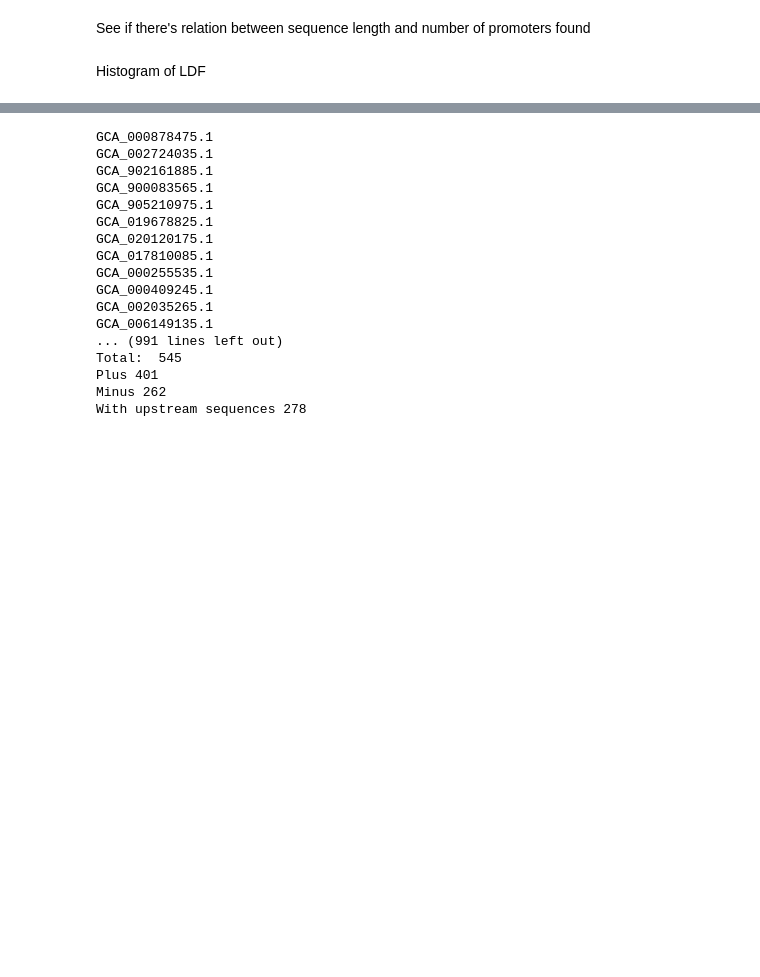
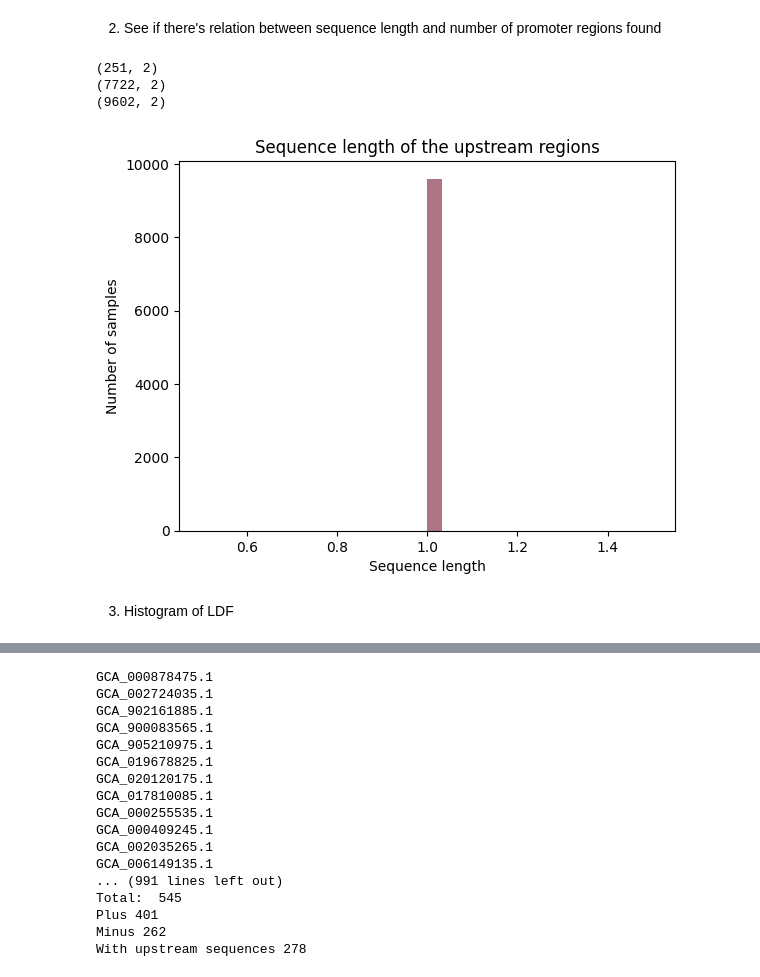
Before and after one commit to Eugenio-Molphe/IroN-project, a Jupyter notebook: 8_Results_Report/get_methodological_data.ipynb, the cells around one changed output, grey strips where cells are left out. Drawn from its saved outputs; the diff is of its cells as text; code cells hidden in the pictures; blank space fills up the shorter version.

```diff
--- a/8_Results_Report/get_methodological_data.ipynb
+++ b/8_Results_Report/get_methodological_data.ipynb
@@ -68,43 +71,57 @@ print(mean_value)
 print(median_value)
 print(mode_value)
 # %% [markdown]
-See if there's relation between sequence length and number of promoters found
+2. See if there's relation between sequence length and number of promoter regions found
 # %%
 # Let's create a numpy array to save our results
 lengthPromoters = np.zeros((0,2))
 
 # Column 0 is length, column 1 is the number of promoters found
 # %%
-pathDir = '/mnt/mnemo5/eugenio/IroN_project/Files/06_Promoters/BProm_results_salmonella'
-Files = os.listdir(pathDir)
+def create_list_from_directoy(pathDir, lengthPromoters):
+    '''
+    Take a directory of BProm outputs, and read all of its files looking for the length of the sequence and the number of promoters
+    '''
+    Files = os.listdir(pathDir)
 
-# Create a list with the percentage identity of the alignments
+    for BPromfile in Files:
+        with open(pathDir + '/' + BPromfile, 'r') as file:
+            lines = file.readlines()
+        # Let' obtain the length of the sequence
+        seqLength = int(lines[1].split(" ")[-1].strip())
 
-for BPromfile in Files:
-    with open(pathDir + '/' + BPromfile, 'r') as file:
-        lines = file.readlines()
-    # Let' obtain the length of the sequence
-    seqLength = int(lines[1].split(" ")[-1].strip())
+        # Let's obtain the number of predicted promoters
+        numberPromoters = int(lines[3][-2])
+        if numberPromoters > 1:
+            print(BPromfile)
 
-    # Let's obtain the number of predicted promoters
-    startCounting = False
-    numberPromoters = 0
-    for i in lines:
-        if i.startswith("For"):
-            startCounting = True
-            continue
-        if startCounting:
-            numberPromoters += 1
-    lengthPromoters = np.vstack([lengthPromoters, np.array([seqLength, numberPromoters])])
+        lengthPromoters = np.vstack([lengthPromoters, np.array([seqLength, numberPromoters])])
 
+    return lengthPromoters
+
+pathDir = '/mnt/mnemo5/eugenio/IroN_project/Files/06_Promoters/BProm_Enterobacteriaceae_line_breaks'
+lengthPromoters = create_list_from_directoy(pathDir, lengthPromoters)
 print(lengthPromoters.shape)
-print(lengthPromoters[0:10, :])
+
+pathDir = '/mnt/mnemo5/eugenio/IroN_project/Files/06_Promoters/BProm_Salmonella_line_breaks'
+lengthPromoters = create_list_from_directoy(pathDir, lengthPromoters)
+print(lengthPromoters.shape)
+
+pathDir = '/mnt/mnemo5/eugenio/IroN_project/Files/10_Escherichia/BProm_results_w_breaks'
+lengthPromoters = create_list_from_directoy(pathDir, lengthPromoters)
+print(lengthPromoters.shape)
+# %% [output]
+(251, 2)
+(7722, 2)
+(9602, 2)
 # %%
-plt.hist(lengthPromoters[: , 0], bins=30, color='#8E394E', alpha=0.7)
+plt.hist(lengthPromoters[: , 1], bins=30, color='#8E394E', alpha=0.7)
 plt.xlabel('Sequence length')
 plt.ylabel('Number of samples')
 plt.title('Sequence length of the upstream regions')
 plt.show()
+# %% [output]
+[figure, added]
 # %%
 column_to_check = 0
 unique_numbers = np.unique(lengthPromoters[:, column_to_check])
@@ -144,7 +161,7 @@ plt.ylabel('Number of samples')
 plt.title('Raw sequence length of the upstream regions')
 plt.show()
 # %% [markdown]
-Histogram of LDF
+3. Histogram of LDF
 # %%
 def read_LDFs(path, LDFlist):
     with open(path, 'r') as file:
```
Also changed, not shown: parts of 9 cells of this notebook, 6 other files.
